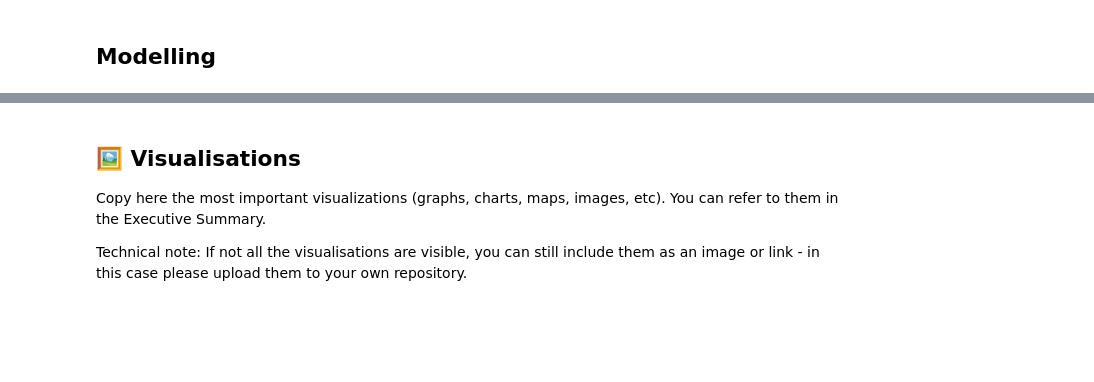
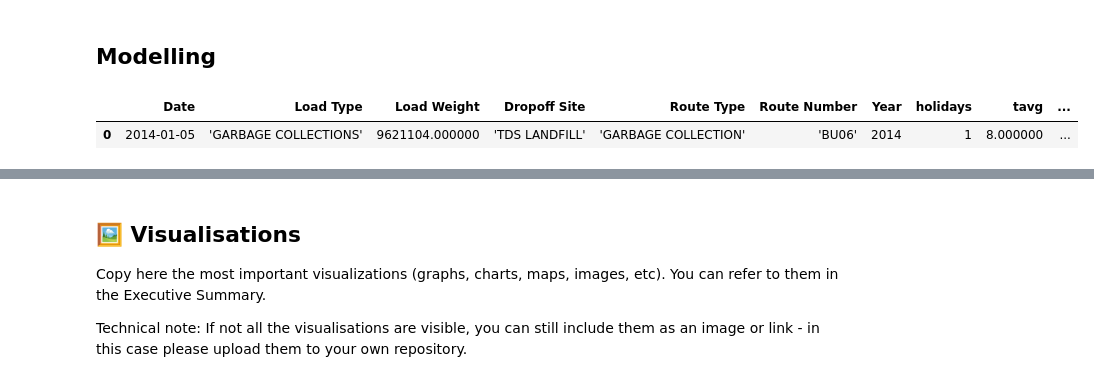
Before and after one commit to Pravallika-Myneni/world_data_league_2022, a Jupyter notebook: stage_one/Submission_Template.ipynb, the cells around one changed output, grey strips where cells are left out. Saved outputs shown, nothing was run; the diff lists cells and outputs as text; code cells hidden in the pictures; blank space fills up the shorter version.

```diff
--- a/stage_one/Submission_Template.ipynb
+++ b/stage_one/Submission_Template.ipynb
@@ -982,3 +983,21 @@ DatetimeIndex([], dtype='datetime64[ns]', freq='W-SUN')
 ## Exploratory Data Analysis
 # %% [markdown]
 ## Modelling
+# %%
+df_1 = pd.read_csv("https://raw.githubusercontent.com/Pravallika-Myneni/world_data_league_2022/main/stage_one/data_1/weekly_holiday_weather_pollution_garbage_data_2014-2019.csv", index_col =0)
+df_1['Load Type'] = df_1['Load Type'].apply(lambda x: x.strip("[").strip("]").split(','))
+df_1['Load Type'] = df_1['Load Type'].apply(lambda x: max(set(x), key = x.count))
+
+df_1['Route Number'] = df_1['Route Number'].apply(lambda x: x.strip("[").strip("]").split(','))
+df_1['Route Number'] = df_1['Route Number'].apply(lambda x: max(set(x), key = x.count))
+
+
+df_1['Route Type'] = df_1['Route Type'].apply(lambda x: x.strip("[").strip("]").split(','))
+df_1['Route Type'] = df_1['Route Type'].apply(lambda x: max(set(x), key = x.count))
+
+df_1['Dropoff Site'] = df_1['Dropoff Site'].apply(lambda x: x.strip("[").strip("]").split(','))
+df_1['Dropoff Site'] = df_1['Dropoff Site'].apply(lambda x: max(set(x), key = x.count))
+df_1.head(1)
+# %% [output]
+|  | Date | Load Type | Load Weight | Dropoff Site | Route Type | Route Number | Year | holidays | tavg | ... |
+| 0 | 2014-01-05 | 'GARBAGE COLLECTIONS' | 9621104.000000 | 'TDS LANDFILL' | 'GARBAGE COLLECTION' | 'BU06' | 2014 | 1 | 8.000000 | ... |
```
Also changed, not shown: parts of 19 cells of this notebook.
